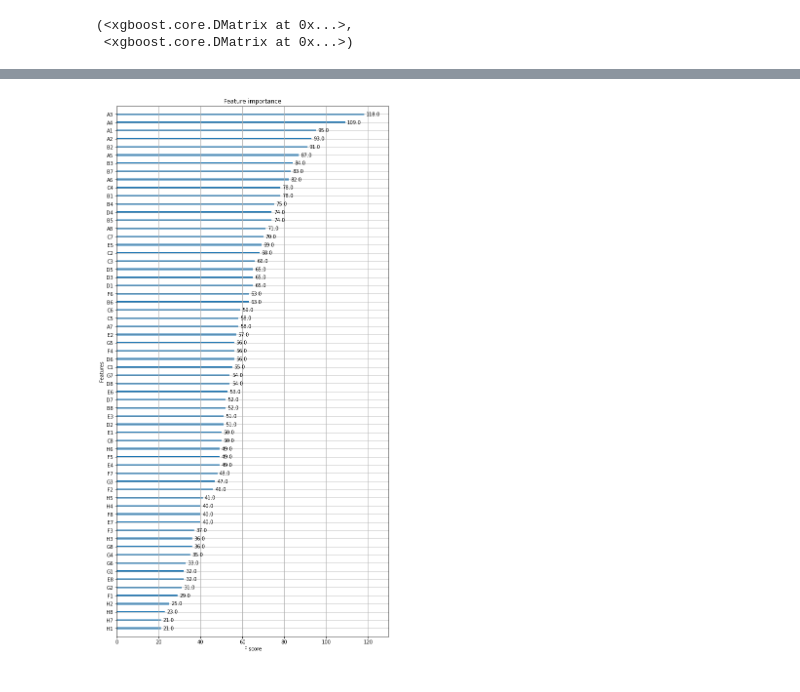
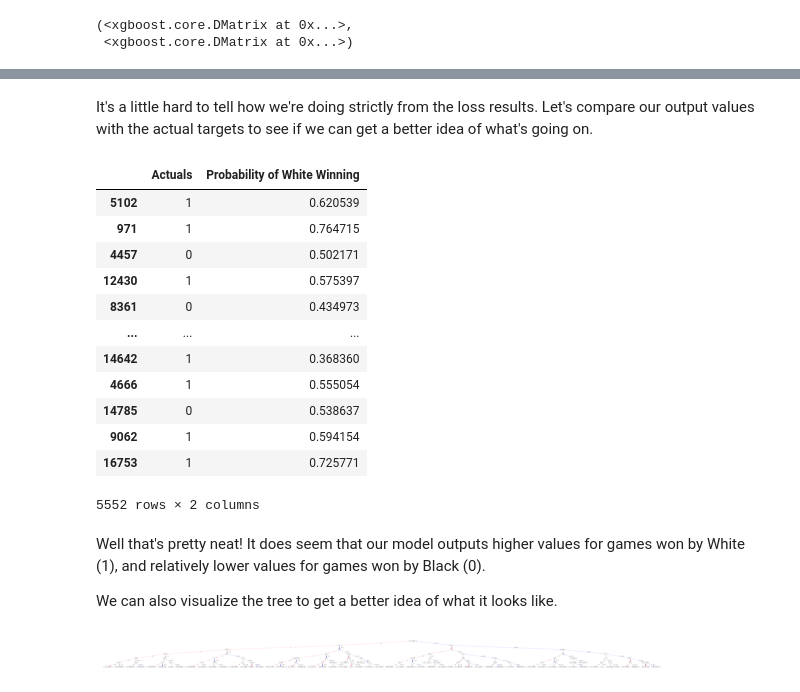
Before and after one commit to camandrewz/CMSC320-ChessDataScience, a Jupyter notebook: chess_idea.ipynb, the cells around one changed output, grey strips where cells are left out. Drawn from its saved outputs; the diff is of its cells as text; code cells hidden in the pictures.

```diff
--- a/chess_idea.ipynb
+++ b/chess_idea.ipynb
@@ -361,27 +379,38 @@ chess_moves_upsets_df
 # %%
+# Attempts to find the CSV file in question
 preexisting_data_files = glob.glob('Data/ml_df.csv', recursive=True)
 
+# Checks to see if any files were found
 if len(preexisting_data_files) == 0:
 
-    piece_map = {"K": 1000000, "Q": 9, "N": 3, "B": 3, "R": 5, "P": 1,
-                "k": -1000000, "q": -9, "n": -3, "b": -3, "r": -5, "p": -1}
+    # Dictionary containing mappings of pieces to numerical values.
+    piece_map = {"K": 1000000, "Q": 9, "N": 3, "B": 3.15, "R": 5, "P": 1,
+                "k": -1000000, "q": -9, "n": -3, "b": -3.15, "r": -5, "p": -1}
 
+    # This creates the list of columns by finding the cartesian product of two lists, columns and rows.
     columns_combo = list(product(["A", "B", "C", "D", "E", "F", "G", "H"], ["1", "2", "3", "4", "5", "6", "7", "8"]))
     columns = [a + b for a, b in columns_combo]
+
+    # Adds extra columns for ELO rankings and Winner
     columns.append("WHITE_ELO")
     columns.append("BLACK_ELO")
     columns.append("WINNER")
 
+    # Creates a new cudf DataFrame with the columns created above
     ml_df = cudf.DataFrame(columns=columns)
 
+    # Iterates through multiple cudf series simultaneously using the zip function
     for fen, white_elo, black_elo, winner_num in zip(chess_moves_upsets_df["FEN_BEFORE_MOVE"].to_numpy(), chess_moves_upsets_df["WHITE_ELO"].to_numpy(), \
                                                     chess_moves_upsets_df["BLACK_ELO"].to_numpy(), chess_moves_upsets_df["WINNER"].to_numpy()):
 
+
+        # Converting the FEN into a string with no spaces or slashes
         squares = str(fen.split(" ")[0]).replace("/", "")
 
         new_row = {}
         col_index = 0
 
+        # iterates through characters of the FEN and adds them to the new row
         for square in squares:
             try:
                 for i in range(int(square)):
@@ -396,17 +425,24 @@ if len(preexisting_data_files) == 0:
         new_row.update({"BLACK_ELO":black_elo})
         new_row.update({"WINNER":winner_num})
 
+
+        # Adds the newly created row to our cudf DataFrame
         ml_df = ml_df.append(new_row, ignore_index=True)
 
+    # Writing to a CSV file to be restored later
     ml_df.to_csv("Data/ml_df.csv")
 
 else:
+    # If we already found the CSV file, we will use that one instead
     ml_df = cudf.read_csv(preexisting_data_files[0])
 
     # Dropping the index column as it is repetitive
     ml_df = ml_df.iloc[:, 1:]
 
+# Dropping the ELO columns because they essentially are the only ones that will matter in decision making otherwise
 ml_df = ml_df.drop(columns=["WHITE_ELO", "BLACK_ELO"])
+
+# Mapping the values in the winner column to values that XGBoost can understand.
 ml_df["WINNER"] = ml_df["WINNER"].map({1:1, -1:0})
 ml_df
 # %% [output]
@@ -446,3 +498,3 @@ dmat_train, dmat_test
 # %%
-booster = xgb.train({"gpu_id":0, "max_depth": 11, "objective": "binary:hinge", "eval_metric":"error"}, dmat_train, evals=[(dmat_train, "train"), (dmat_test, "test")])
+booster = xgb.train({"max_depth": 6, "objective": "binary:logistic", "tree_method":"hist"}, dmat_train, evals=[(dmat_train, "train"), (dmat_test, "test")])
 # %% [output]
@@ -475,7 +512,30 @@ cudf.DataFrame({"Actuals":y_test, "Prediction":booster.predict(dmat_test)})
+# %% [markdown]
+It's a little hard to tell how we're doing strictly from the loss results. Let's compare our output values with the actual targets to see if we can get a better idea of what's going on.
+# %%
+# Outputting a cudf DataFrame with the actual targets and the probabilities our model output
+cudf.DataFrame({"Actuals":y_test, "Probability of White Winning":booster.predict(dmat_test)})
+# %% [output]
+|  | Actuals | Probability of White Winning |
+| 5102 | 1 | 0.620539 |
+| 971 | 1 | 0.764715 |
+| 4457 | 0 | 0.502171 |
+| 12430 | 1 | 0.575397 |
+| 8361 | 0 | 0.434973 |
+| ... | ... | ... |
+| 14642 | 1 | 0.368360 |
+| 4666 | 1 | 0.555054 |
+| 14785 | 0 | 0.538637 |
+| 9062 | 1 | 0.594154 |
+| 16753 | 1 | 0.725771 |
+5552 rows × 2 columns
+# %% [markdown]
+Well that's pretty neat! It does seem that our model outputs higher values for games won by White (1), and relatively lower values for games won by Black (0).
+
+We can also visualize the tree to get a better idea of what it looks like.
 # %%
-xgb.plot_importance(booster)
+xgb.plot_tree(booster)
 fig = plt.gcf()
 fig.set_size_inches(10, 20)
 fig.savefig('tree.png')
 # %% [output]
-[figure, old version]
+[figure, new version]
```
Also changed, not shown: parts of 15 cells of this notebook, 2 other files.
